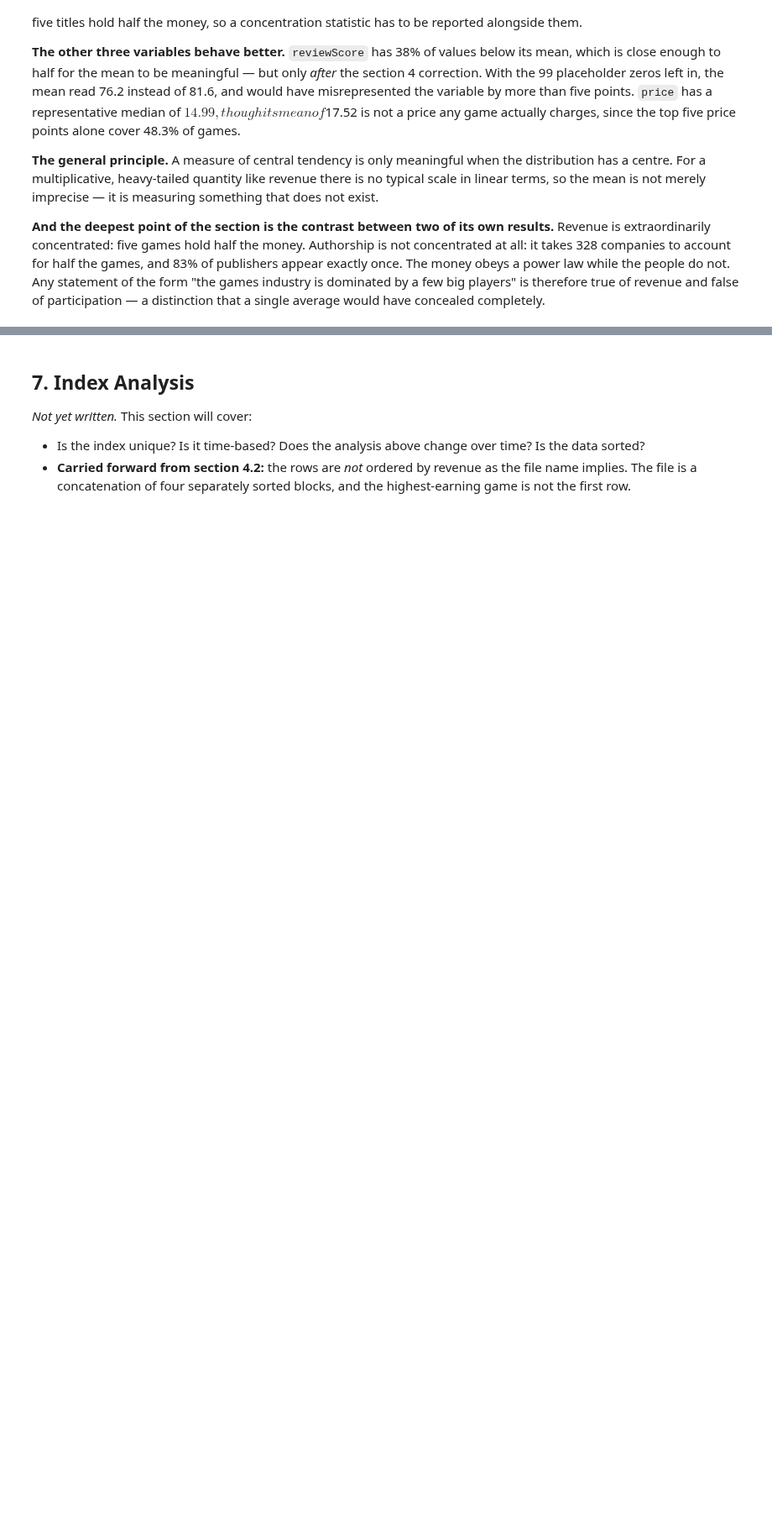
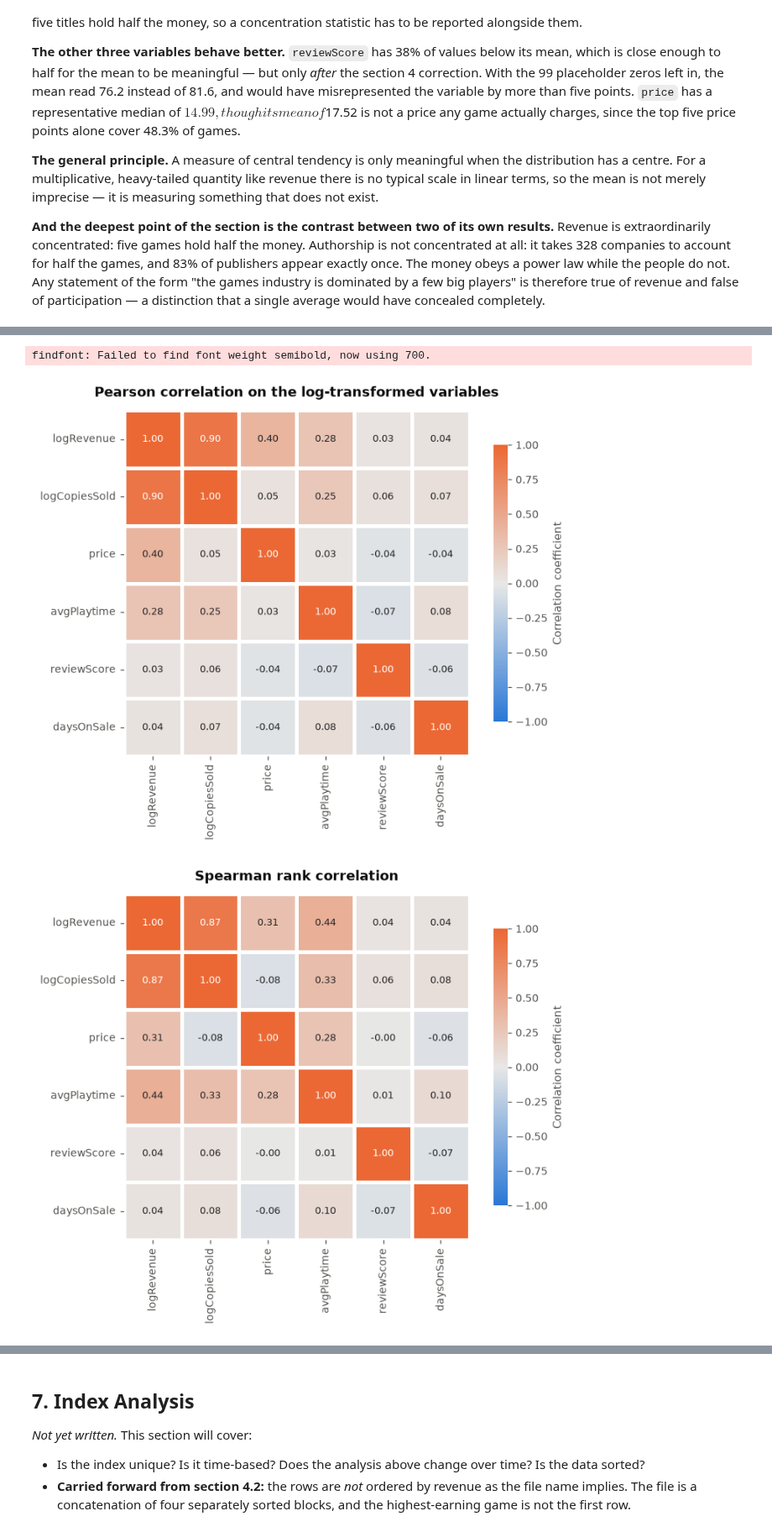
Before and after one commit to shonmazon/Data_Science, a Jupyter notebook: assignment1-eda/notebooks/steam_2024_eda.ipynb, the cells around one changed output, grey strips where cells are left out. Shown at 84% size. Drawn from its saved outputs; the diff is of its cells as text; code cells hidden in the pictures; blank space fills up the shorter version.

```diff
--- a/assignment1-eda/notebooks/steam_2024_eda.ipynb
+++ b/assignment1-eda/notebooks/steam_2024_eda.ipynb
@@ -1198,0 +1221,9 @@ completely.
+# %%
+apply_house_style()
+
+SNAPSHOT_DATE = pd.Timestamp(RAW_DATA_PATH.stat().st_mtime, unit="s").normalize()
+featured_games = add_analysis_features(games, SNAPSHOT_DATE)
+
+featured_games[
+    ["name", "revenue", "logRevenue", "daysOnSale", "priceBand", "plotClass", "selfPublished"]
+].head()
@@ -1198,0 +1304,17 @@ completely.
+# %%
+correlation_columns = [
+    "logRevenue", "logCopiesSold", "price", "avgPlaytime", "reviewScore", "daysOnSale",
+]
+
+display(plot_correlation_heatmap(
+    featured_games[correlation_columns].corr(method="pearson"),
+    "Pearson correlation on the log-transformed variables",
+))
+display(plot_correlation_heatmap(
+    featured_games[correlation_columns].corr(method="spearman"),
+    "Spearman rank correlation",
+))
+# %% [output]
+findfont: Failed to find font weight semibold, now using 700.
+[figure, added]
+[figure, added]
```
Also changed, not shown: parts of 27 cells of this notebook, 2 other files.
